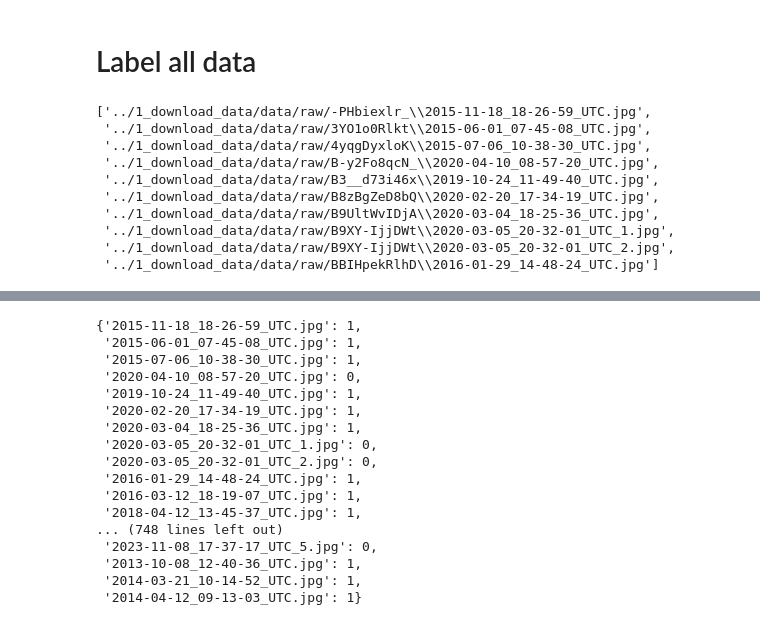
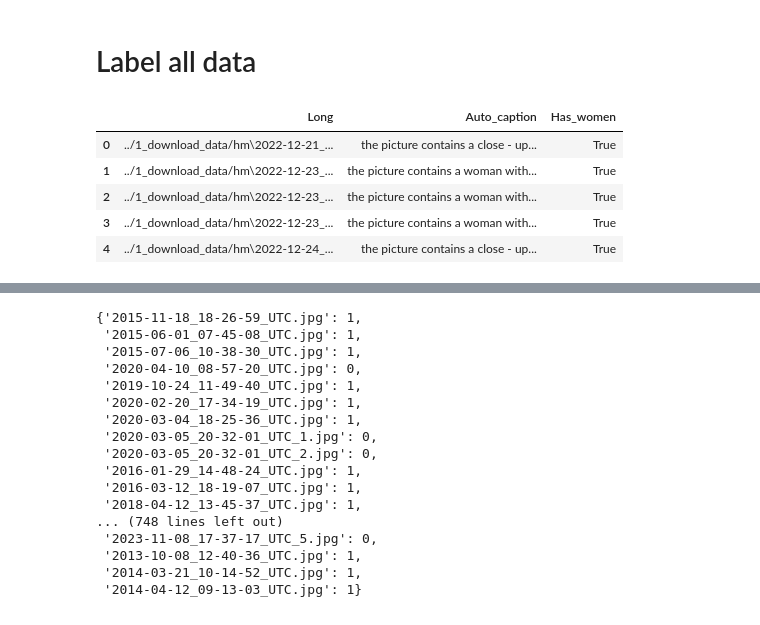
Before and after one commit to danielgvb/network_science, a Jupyter notebook: 2_image_processing/3b_face_detection.ipynb, the cells around one changed output, grey strips where cells are left out. Cells and saved outputs as stored; diff of their text form; code cells hidden in the pictures.

Commit message:
add new skin and face xlsx files

```diff
--- a/2_image_processing/3b_face_detection.ipynb
+++ b/2_image_processing/3b_face_detection.ipynb
@@ -35,34 +35,15 @@ image
 # %% [markdown]
 # Label all data
 # %%
-import os
-
-def get_jpg_files(folder_path, users):
-    jpg_files = []
-    for user in users:
-        user_folder = os.path.join(folder_path, user)
-        if os.path.exists(user_folder):
-            for root, dirs, files in os.walk(user_folder):
-                for file in files:
-                    if file.endswith('.jpg'):
-                        jpg_files.append(os.path.join(root, file))
-        else:
-            print(f"Folder not found: {user_folder}")
-    return jpg_files
-
-# Example usage
-users = ['hm', 'jacquemus', 'sheinofficial', 'chanelofficial']
-folder_path = '../1_download_data/'
-jpg_files = get_jpg_files(folder_path, users)
-jpg_files[0:10]
+import pandas as pd
+df_files = pd.read_excel('../0_data/2_data_women.xlsx')
+df_files.drop(columns = ['Unnamed: 0'], inplace = True)
+jpg_files = list(df_files['Long'])
+df_files.head()
 # %% [output]
-['../1_download_data/data/raw/-PHbiexlr_\\2015-11-18_18-26-59_UTC.jpg',
- '../1_download_data/data/raw/3YO1o0Rlkt\\2015-06-01_07-45-08_UTC.jpg',
- '../1_download_data/data/raw/4yqgDyxloK\\2015-07-06_10-38-30_UTC.jpg',
- '../1_download_data/data/raw/B-y2Fo8qcN_\\2020-04-10_08-57-20_UTC.jpg',
- '../1_download_data/data/raw/B3__d73i46x\\2019-10-24_11-49-40_UTC.jpg',
- '../1_download_data/data/raw/B8zBgZeD8bQ\\2020-02-20_17-34-19_UTC.jpg',
- '../1_download_data/data/raw/B9UltWvIDjA\\2020-03-04_18-25-36_UTC.jpg',
- '../1_download_data/data/raw/B9XY-IjjDWt\\2020-03-05_20-32-01_UTC_1.jpg',
- '../1_download_data/data/raw/B9XY-IjjDWt\\2020-03-05_20-32-01_UTC_2.jpg',
- '../1_download_data/data/raw/BBIHpekRlhD\\2016-01-29_14-48-24_UTC.jpg']
+|  | Long | Auto_caption | Has_women |
+| 0 | ../1_download_data/hm\2022-12-21_... | the picture contains a close - up... | True |
+| 1 | ../1_download_data/hm\2022-12-23_... | the picture contains a woman with... | True |
+| 2 | ../1_download_data/hm\2022-12-23_... | the picture contains a woman with... | True |
+| 3 | ../1_download_data/hm\2022-12-23_... | the picture contains a woman with... | True |
+| 4 | ../1_download_data/hm\2022-12-24_... | the picture contains a close - up... | True |
```
Also changed, not shown: parts of 4 cells of this notebook, 2 other files.
